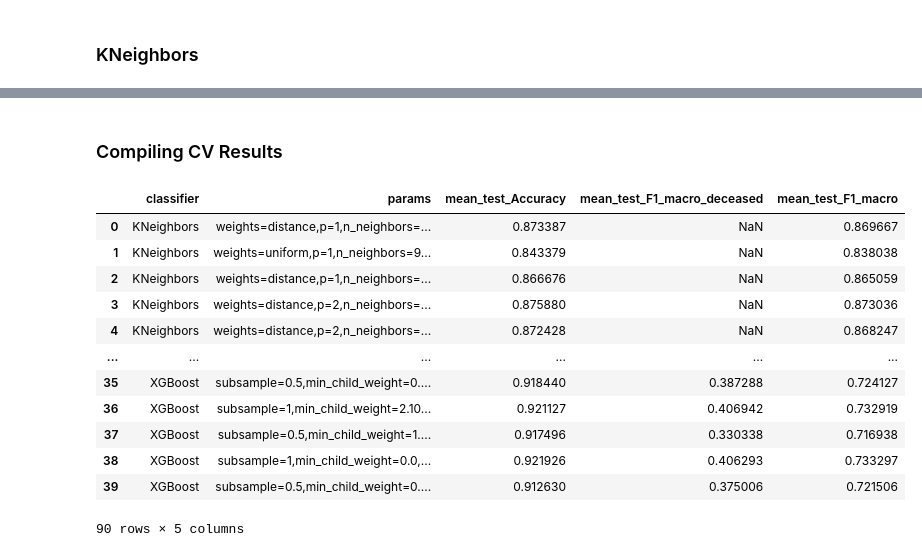
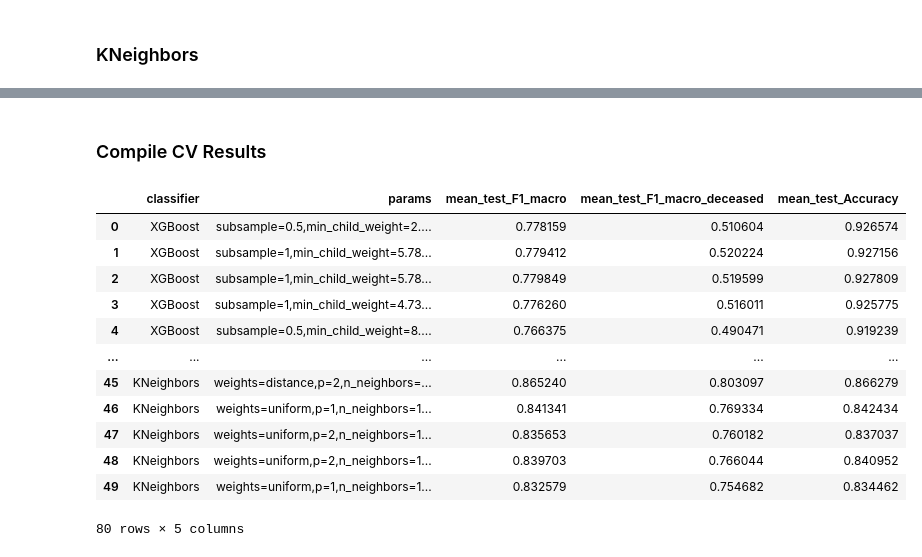
Before and after one commit to efeerhan/cmpt459-courseproject, a Jupyter notebook: project.ipynb, the cells around one changed output, grey strips where cells are left out. Saved outputs shown, nothing was run; the diff lists cells and outputs as text; code cells hidden in the pictures.

```diff
--- a/project.ipynb
+++ b/project.ipynb
@@ -240,13 +277,22 @@ Linear booster consistently scores lower. Removed from grid
 Reference: https://xgboost.readthedocs.io/en/latest/tutorials/param_tuning.html
 # %%
-class_weights_dict = {0: 2, 1: 0.2, 2: 0.6}
+distr = Counter(y_train)
+w0 = len(y_train)/(distr[0]*3)
+w1 = len(y_train)/(distr[1]*3)
+w2 = len(y_train)/(distr[2]*3)
+s0 = 0.08
+s1 = 0.12
+s2 = 0.12
+class_weights_dict = {0: s0*w0, 1: s1*w1, 2: s2*w2}
+# class_weights_dict = {0: 1, 1: 1, 2: 1}
 class_weights = class_weight.compute_sample_weight(class_weight=class_weights_dict, y=y_train)
-xgb = XGBClassifier(objective='multi:softmax', tree_method='exact', num_class=3)
+
+xgb = XGBClassifier(objective='multi:softmax', tree_method='exact', num_class=3, eval_metric='mlogloss')
 params = {
     'booster' : ['gbtree'],
     'eta': np.linspace(0.01,0.3,20),
     'gamma': np.linspace(0,3,20),
-    'max_depth': np.arange(3,20,1),
+    'max_depth': np.arange(1,20,1),
     'min_child_weight': np.linspace(0,10,20),
     'subsample': [0.5,1],
     'lambda': np.linspace(0,5,20),
@@ -258,11 +304,9 @@ xgb_search = RandomizedSearchCV(xgb,
                                 scoring=scoring,
                                 refit='Accuracy',
                                 n_jobs=None,
-                                n_iter=40
-                                ).fit(X_train,y_train,sample_weight=class_weights)
-print('best crossval score: ',xgb_search.best_score_)
-xgb_res = pd.DataFrame(xgb_search.cv_results_)[['params','mean_test_Accuracy','mean_test_F1_macro_deceased','mean_test_F1_macro']]
+                                n_iter=30
+                                ).fit(X_train_xgb,y_train,sample_weight=class_weights)
+xgb_res = pd.DataFrame(xgb_search.cv_results_)
 xgb_res['classifier'] = 'XGBoost'
-print('valid: ', xgb_search.score(X_valid,y_valid))
-print(xgb_search.best_params_)
+clf_stats(xgb_search, xgb_res, X_valid_xgb)
 # %% [output]
@@ -308,23 +330,22 @@ number of errors involving 0: 251/264
 # %% [markdown]
-### Compiling CV Results
+### Compile CV Results
 # %%
-# after concatenating all into all_res:
-all_res = pd.concat([kn_res, xgb_res])
-all_res = all_res[['classifier','params','mean_test_Accuracy','mean_test_F1_macro_deceased','mean_test_F1_macro']]
+all_res = pd.concat([xgb_res, kn_res])
+all_res = all_res[['classifier','params','mean_test_F1_macro','mean_test_F1_macro_deceased','mean_test_Accuracy']]
 all_res['params'] = all_res['params'].apply(lambda x: str(x)[1:-1].replace('\'','').replace(': ','=').replace(', ',','))
-all_res.to_csv('res.csv', index=False)
+# all_res.to_csv('res.csv', index=False)
 all_res
 # %% [output]
-|  | classifier | params | mean_test_Accuracy | mean_test_F1_macro_deceased | mean_test_F1_macro |
-| 0 | KNeighbors | weights=distance,p=1,n_neighbors=... | 0.873387 | NaN | 0.869667 |
-| 1 | KNeighbors | weights=uniform,p=1,n_neighbors=9... | 0.843379 | NaN | 0.838038 |
-| 2 | KNeighbors | weights=distance,p=1,n_neighbors=... | 0.866676 | NaN | 0.865059 |
-| 3 | KNeighbors | weights=distance,p=2,n_neighbors=... | 0.875880 | NaN | 0.873036 |
-| 4 | KNeighbors | weights=distance,p=2,n_neighbors=... | 0.872428 | NaN | 0.868247 |
+|  | classifier | params | mean_test_F1_macro | mean_test_F1_macro_deceased | mean_test_Accuracy |
+| 0 | XGBoost | subsample=0.5,min_child_weight=2.... | 0.778159 | 0.510604 | 0.926574 |
+| 1 | XGBoost | subsample=1,min_child_weight=5.78... | 0.779412 | 0.520224 | 0.927156 |
+| 2 | XGBoost | subsample=1,min_child_weight=5.78... | 0.779849 | 0.519599 | 0.927809 |
+| 3 | XGBoost | subsample=1,min_child_weight=4.73... | 0.776260 | 0.516011 | 0.925775 |
+| 4 | XGBoost | subsample=0.5,min_child_weight=8.... | 0.766375 | 0.490471 | 0.919239 |
 | ... | ... | ... | ... | ... | ... |
-| 35 | XGBoost | subsample=0.5,min_child_weight=0.... | 0.918440 | 0.387288 | 0.724127 |
-| 36 | XGBoost | subsample=1,min_child_weight=2.10... | 0.921127 | 0.406942 | 0.732919 |
-| 37 | XGBoost | subsample=0.5,min_child_weight=1.... | 0.917496 | 0.330338 | 0.716938 |
-| 38 | XGBoost | subsample=1,min_child_weight=0.0,... | 0.921926 | 0.406293 | 0.733297 |
-| 39 | XGBoost | subsample=0.5,min_child_weight=0.... | 0.912630 | 0.375006 | 0.721506 |
+| 45 | KNeighbors | weights=distance,p=2,n_neighbors=... | 0.865240 | 0.803097 | 0.866279 |
+| 46 | KNeighbors | weights=uniform,p=1,n_neighbors=1... | 0.841341 | 0.769334 | 0.842434 |
+| 47 | KNeighbors | weights=uniform,p=2,n_neighbors=1... | 0.835653 | 0.760182 | 0.837037 |
+| 48 | KNeighbors | weights=uniform,p=2,n_neighbors=1... | 0.839703 | 0.766044 | 0.840952 |
+| 49 | KNeighbors | weights=uniform,p=1,n_neighbors=1... | 0.832579 | 0.754682 | 0.834462 |
-90 rows × 5 columns
+80 rows × 5 columns
```
Also changed, not shown: parts of 26 cells of this notebook.
